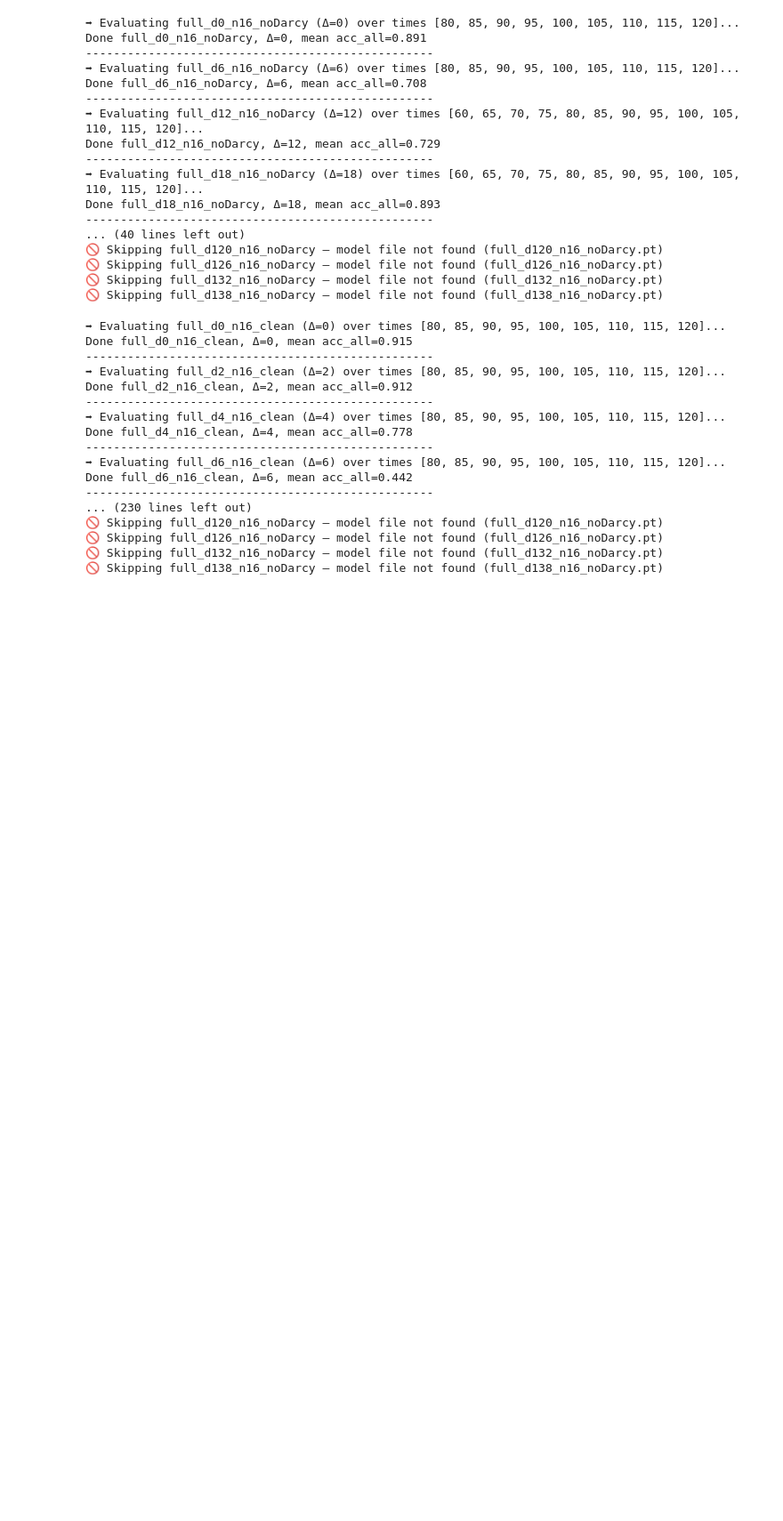
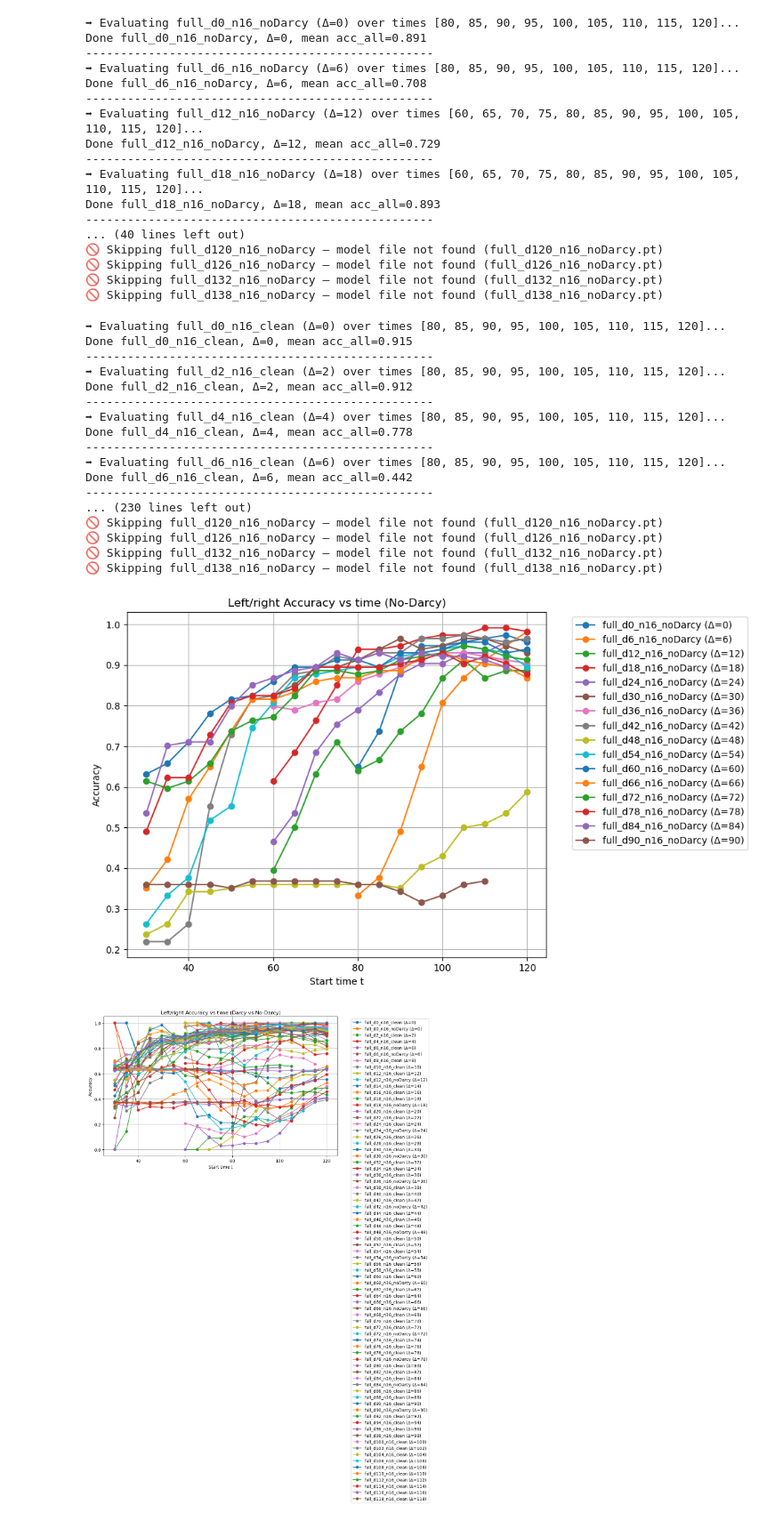
Before and after one commit to JadenLews/Learning, a Jupyter notebook: DeepLearn/physics/complete_performance_metrics_f.ipynb, the cells around one changed output. Shown at 89% size. Cells and saved outputs as stored; diff of their text form; code cells hidden in the pictures; blank space fills up the shorter version.

```diff
--- a/DeepLearn/physics/complete_performance_metrics_f.ipynb
+++ b/DeepLearn/physics/complete_performance_metrics_f.ipynb
@@ -1075,3 +1093,40 @@ Done full_d6_n16_clean, Δ=6, mean acc_all=0.442
 🚫 Skipping full_d126_n16_noDarcy — model file not found (full_d126_n16_noDarcy.pt)
 🚫 Skipping full_d132_n16_noDarcy — model file not found (full_d132_n16_noDarcy.pt)
 🚫 Skipping full_d138_n16_noDarcy — model file not found (full_d138_n16_noDarcy.pt)
+# %%
+import matplotlib.pyplot as plt
+
+def plot_direction_accuracy(all_results, which="acc_all", title_suffix=""):
+    """
+    all_results: dict model_name -> result dict returned by left_right_accuracy_over_time
+    which: "acc_all" or "acc_strong"
+    """
+    plt.figure(figsize=(10, 6))
+
+    # Sort by Δ for nicer legend ordering
+    items = sorted(
+        all_results.items(),
+        key=lambda kv: kv[1]["future_delta"]
+    )
+
+    for model_name, res in items:
+        times = res["times"]
+        vals  = res[which]
+        Δ     = res["future_delta"]
+        plt.plot(times, vals, marker="o", label=f"{model_name} (Δ={Δ})")
+
+    plt.xlabel("Start time t")
+    ylabel = "Accuracy" if which == "acc_all" else "Accuracy"
+    plt.ylabel(ylabel)
+    plt.title(f"Left/right {ylabel} vs time {title_suffix}")
+    plt.grid(True)
+    plt.legend(bbox_to_anchor=(1.05, 1.0), loc="upper left")
+    plt.tight_layout()
+    plt.show()
+
+# Example:
+plot_direction_accuracy(all_dir__nd_results, which="acc_all",   title_suffix="(No-Darcy)")
+plot_direction_accuracy(all_dir_results, which="acc_strong",title_suffix="(Darcy vs No-Darcy)")
+# %% [output]
+[figure, added]
+[figure, added]
```
Also changed, not shown: parts of 2 cells of this notebook.
